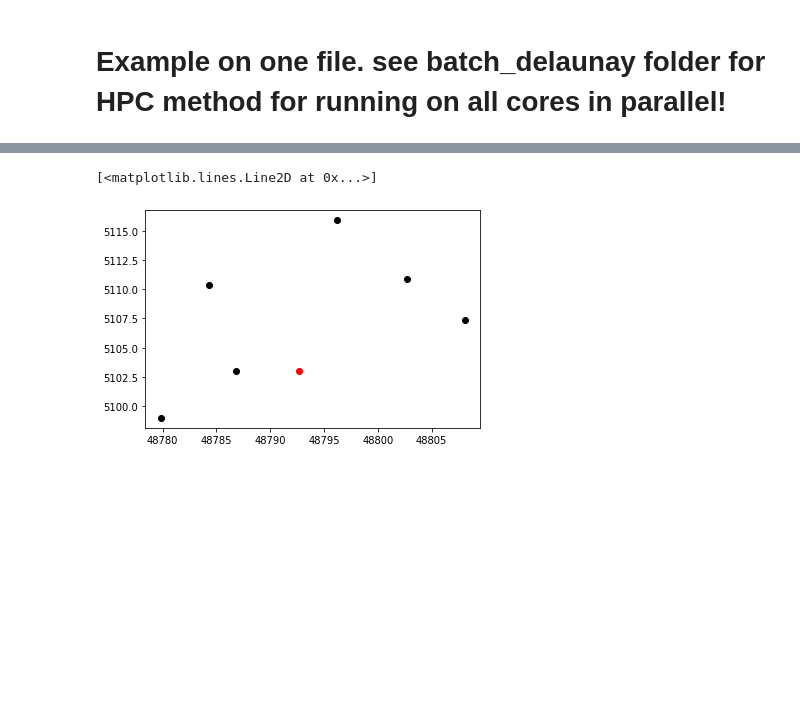
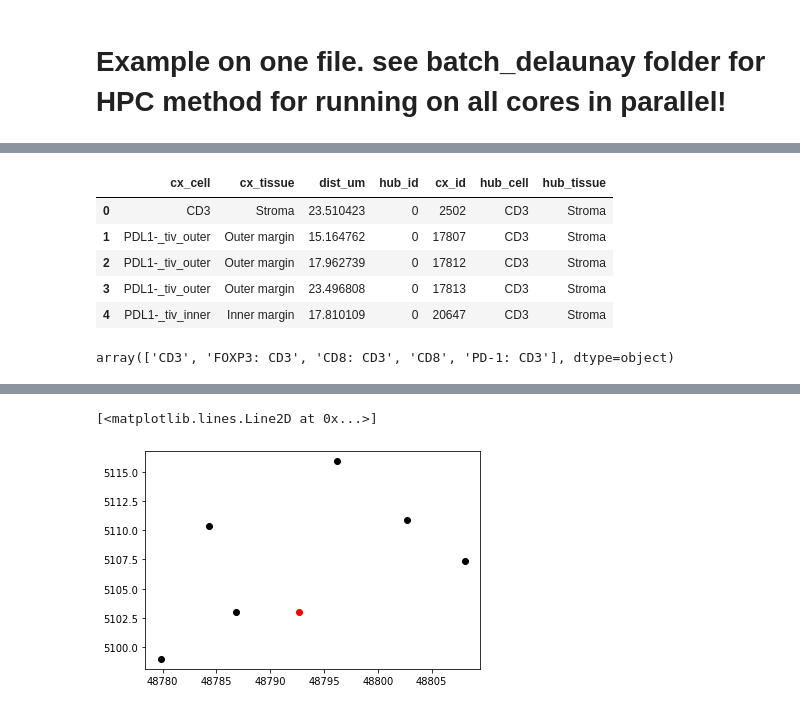
Before and after one commit to KidElectric/inform_vectra_tools, a Jupyter notebook: delaunay/03_qupath_delaunay.ipynb, the cells around one changed output, grey strips where cells are left out. Cells and saved outputs as stored; diff of their text form; code cells hidden in the pictures; blank space fills up the shorter version.

```diff
--- a/delaunay/03_qupath_delaunay.ipynb
+++ b/delaunay/03_qupath_delaunay.ipynb
@@ -486,0 +605,14 @@ connections.reset_index(drop=True).head()
+# %%
+all_cx = connections
+all_cx.head()
+# %% [output]
+|  | cx_cell | cx_tissue | dist_um | hub_id | cx_id | hub_cell | hub_tissue |
+| 0 | CD3 | Stroma | 23.510423 | 0 | 2502 | CD3 | Stroma |
+| 1 | PDL1-_tiv_outer | Outer margin | 15.164762 | 0 | 17807 | CD3 | Stroma |
+| 2 | PDL1-_tiv_outer | Outer margin | 17.962739 | 0 | 17812 | CD3 | Stroma |
+| 3 | PDL1-_tiv_outer | Outer margin | 23.496808 | 0 | 17813 | CD3 | Stroma |
+| 4 | PDL1-_tiv_inner | Inner margin | 17.810109 | 0 | 20647 | CD3 | Stroma |
+# %%
+all_cx.hub_cell.unique()
+# %% [output]
+array(['CD3', 'FOXP3: CD3', 'CD8: CD3', 'CD8', 'PD-1: CD3'], dtype=object)
```
Also changed, not shown: parts of 18 cells of this notebook, 3 other files.
